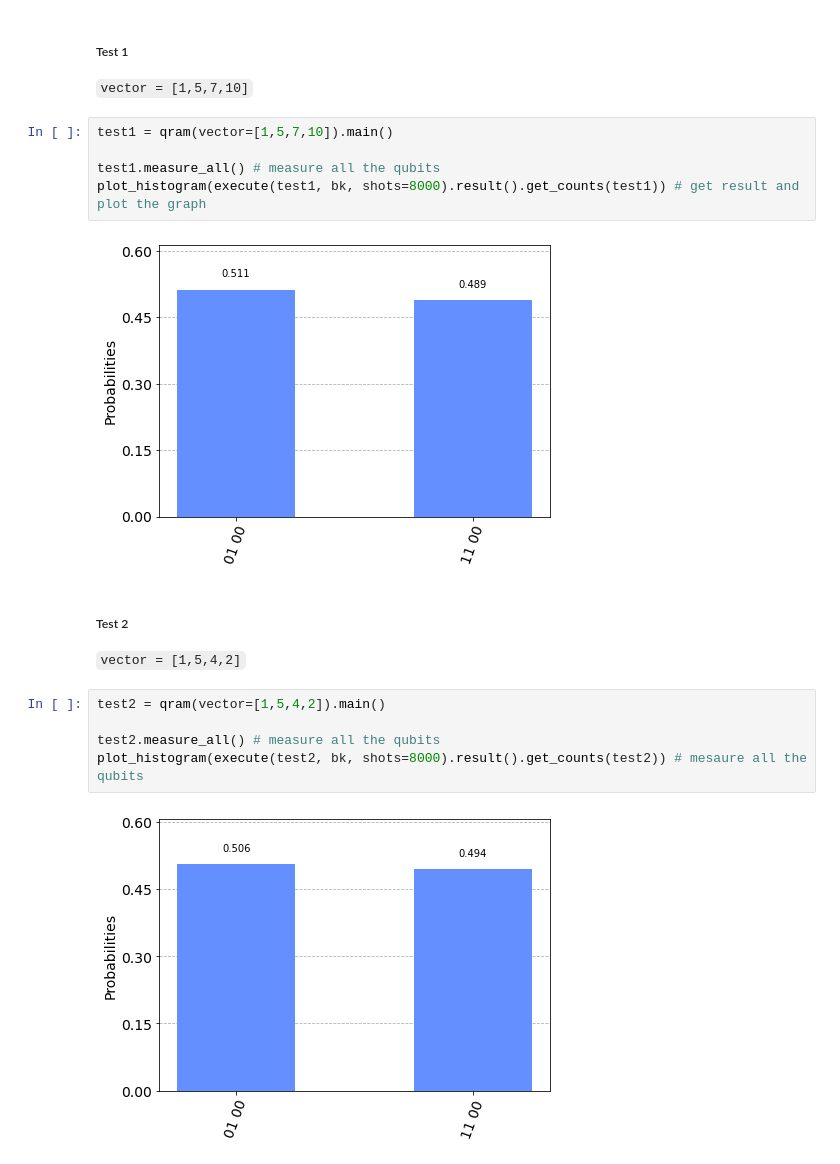
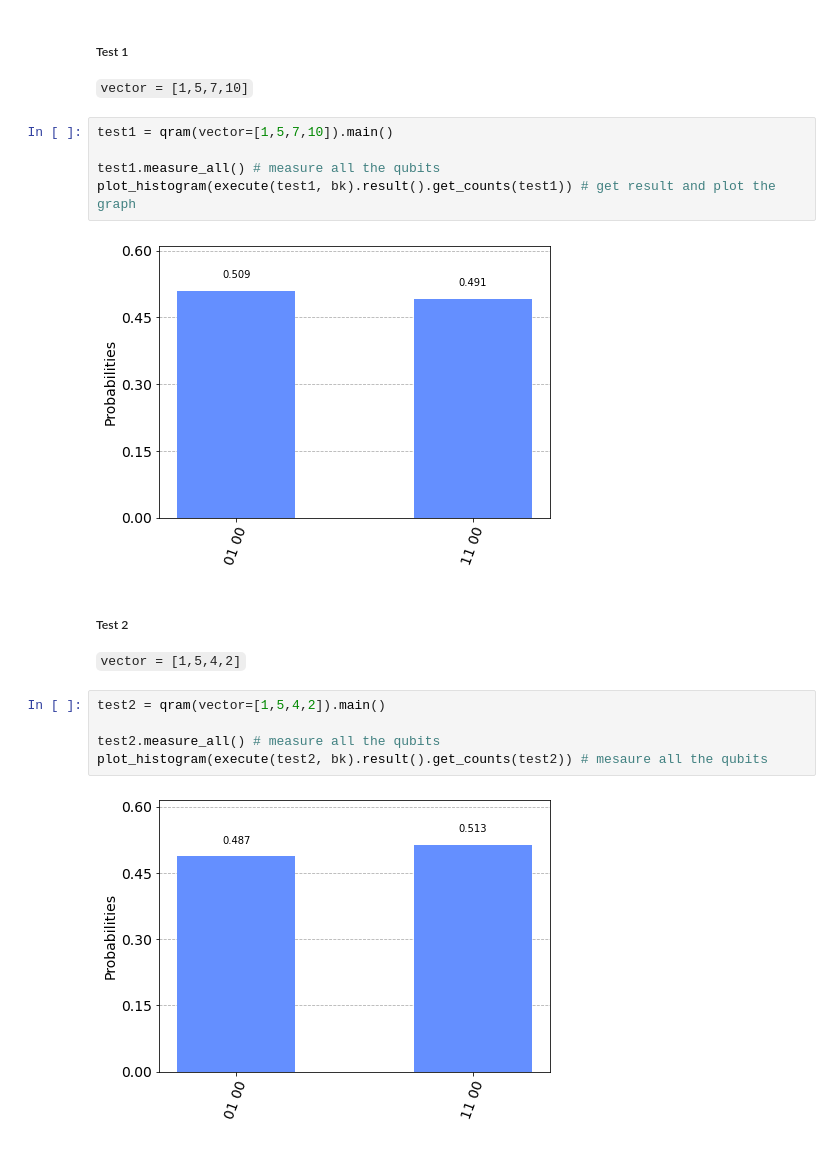
Before and after one commit to Agnij-Moitra/cohort-4-qosf, a Jupyter notebook: task1.ipynb, the cells around one changed output. Cells and saved outputs as stored; diff of their text form.

```diff
--- a/task1.ipynb
+++ b/task1.ipynb
@@ -125,16 +137,16 @@ class qram(object):
 test1 = qram(vector=[1,5,7,10]).main()
 
 test1.measure_all() # measure all the qubits
-plot_histogram(execute(test1, bk, shots=8000).result().get_counts(test1)) # get result and plot the graph
+plot_histogram(execute(test1, bk).result().get_counts(test1)) # get result and plot the graph
 # %% [output]
-[figure, old version]
+[figure, new version]
 # %% [markdown]
 ##### Test 2
 `vector = [1,5,4,2]`
 # %%
 test2 = qram(vector=[1,5,4,2]).main()
 
 test2.measure_all() # measure all the qubits
-plot_histogram(execute(test2, bk, shots=8000).result().get_counts(test2)) # mesaure all the qubits
+plot_histogram(execute(test2, bk).result().get_counts(test2)) # mesaure all the qubits
 # %% [output]
-[figure, old version]
+[figure, new version]
```
Also changed, not shown: parts of 2 cells of this notebook.
